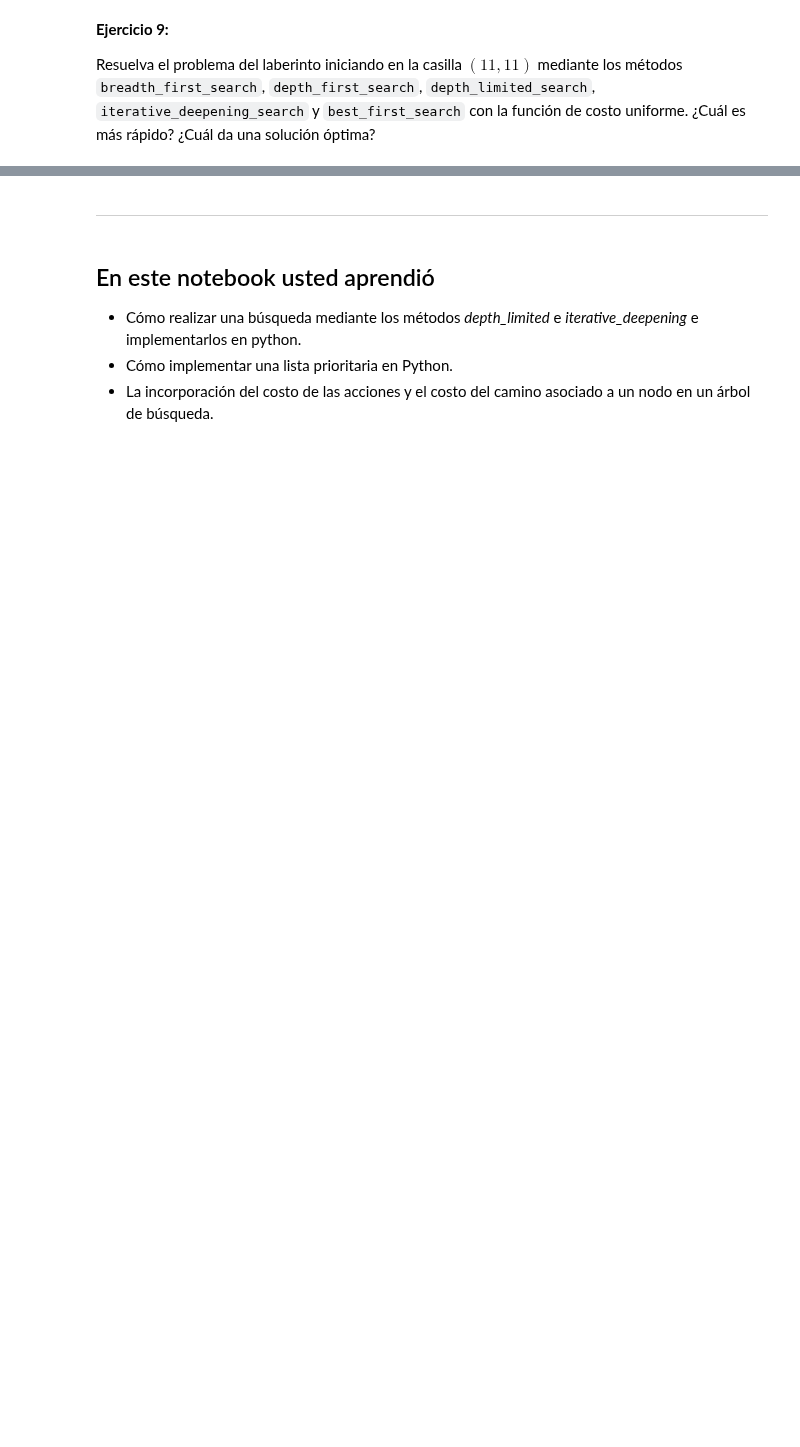
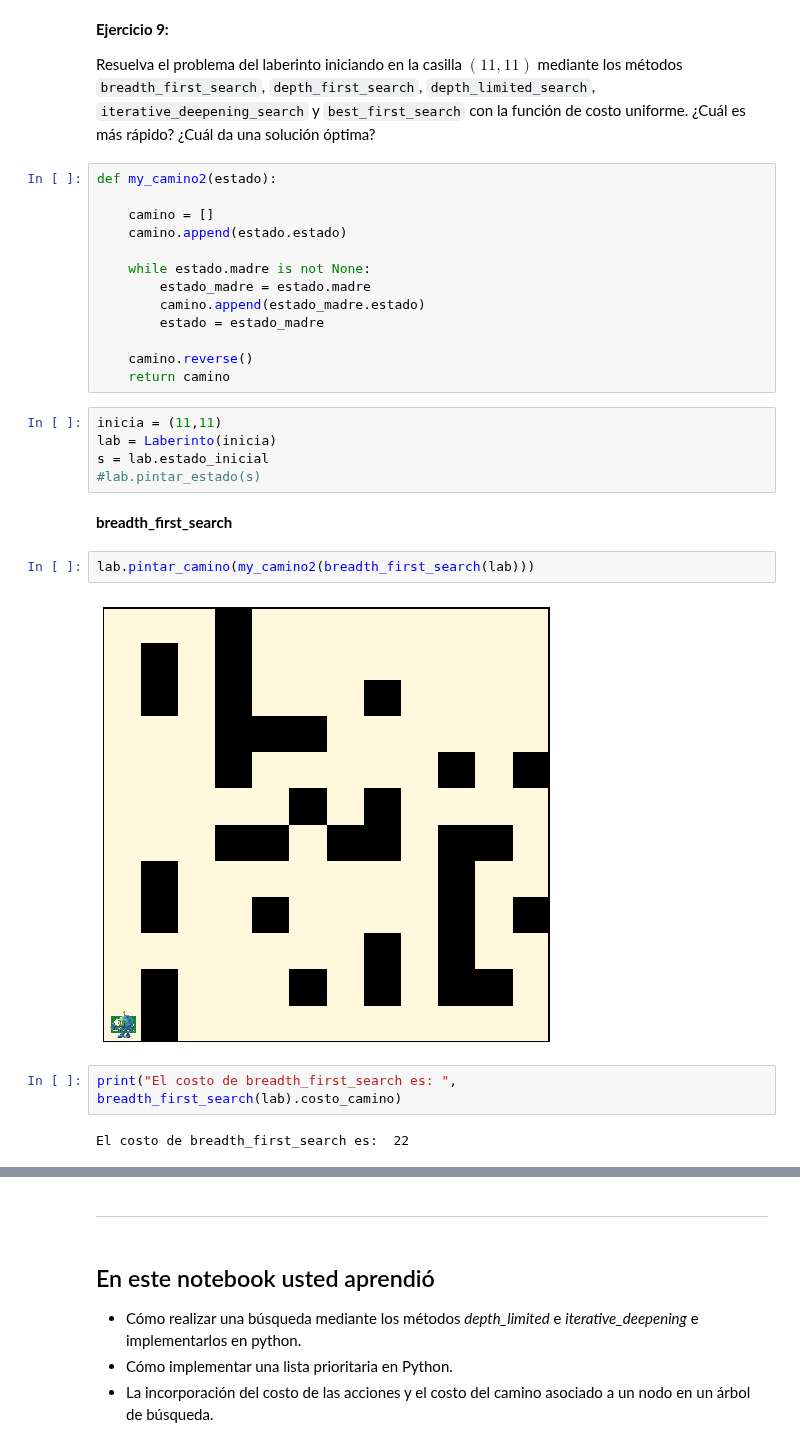
Before and after one commit to cgaravitoc/macc, a Jupyter notebook: AI/Notebook 3/nb3.ipynb, the cells around one changed output, grey strips where cells are left out. Cells and saved outputs as stored; diff of their text form; blank space fills up the shorter version.

```diff
--- a/AI/Notebook 3/nb3.ipynb
+++ b/AI/Notebook 3/nb3.ipynb
@@ -675,3 +770,31 @@ lab.pintar_camino(camino)
 **Ejercicio 9:**
 
 Resuelva el problema del laberinto iniciando en la casilla $(11,11)$ mediante los métodos `breadth_first_search`, `depth_first_search`, `depth_limited_search`, `iterative_deepening_search` y `best_first_search` con la función de costo uniforme. ¿Cuál es más rápido? ¿Cuál da una solución óptima?
+# %%
+def my_camino2(estado):
+
+    camino = []
+    camino.append(estado.estado)
+
+    while estado.madre is not None:
+        estado_madre = estado.madre
+        camino.append(estado_madre.estado)
+        estado = estado_madre
+
+    camino.reverse()
+    return camino
+# %%
+inicia = (11,11)
+lab = Laberinto(inicia)
+s = lab.estado_inicial
+#lab.pintar_estado(s)
+# %% [markdown]
+**breadth_first_search**
+# %%
+lab.pintar_camino(my_camino2(breadth_first_search(lab)))
+# %% [output]
+[figure, added]
+# %%
+print("El costo de breadth_first_search es: ", breadth_first_search(lab).costo_camino)
+# %% [output]
+El costo de breadth_first_search es:  22
```
Also changed, not shown: parts of 31 cells of this notebook.
